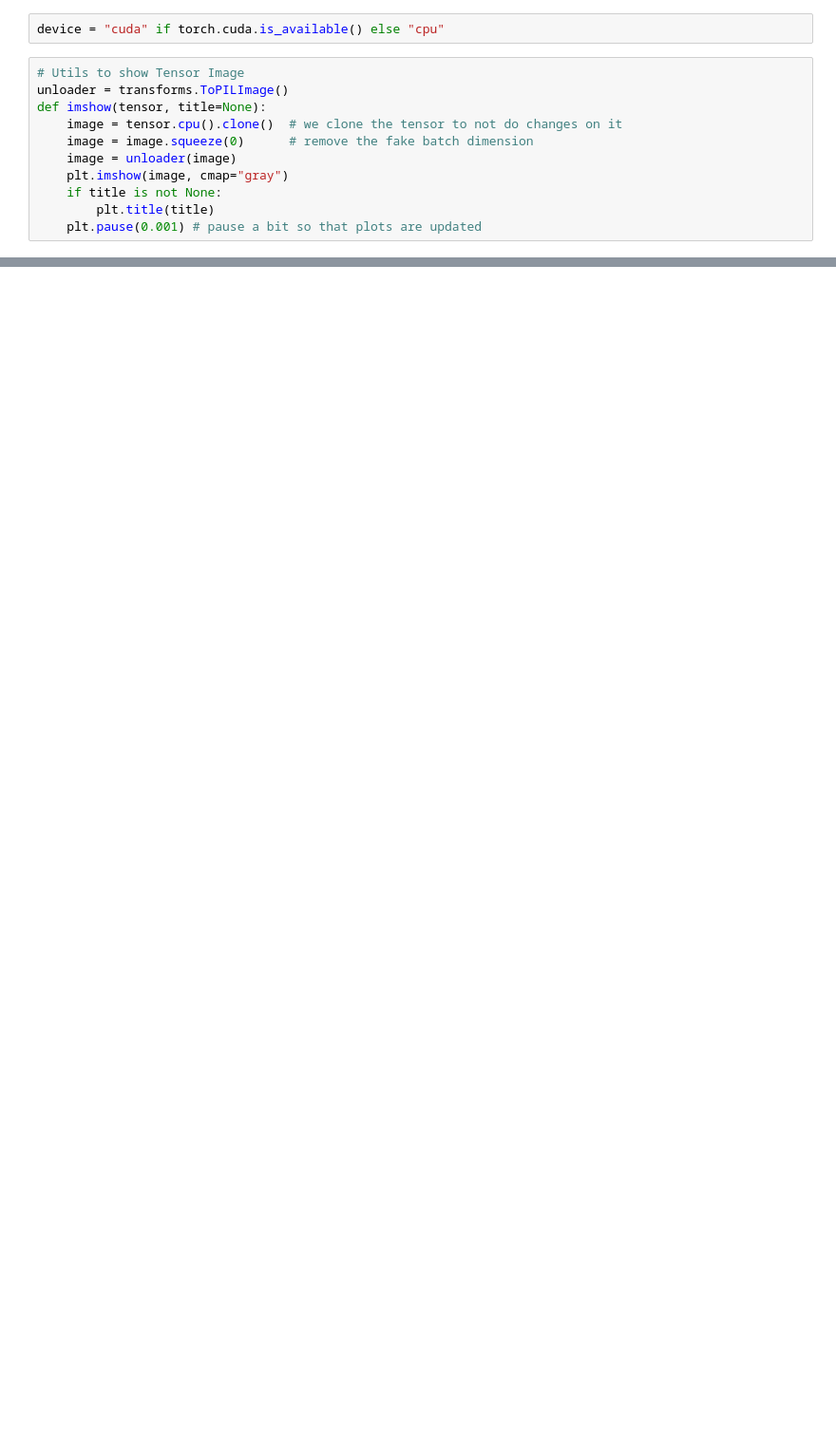
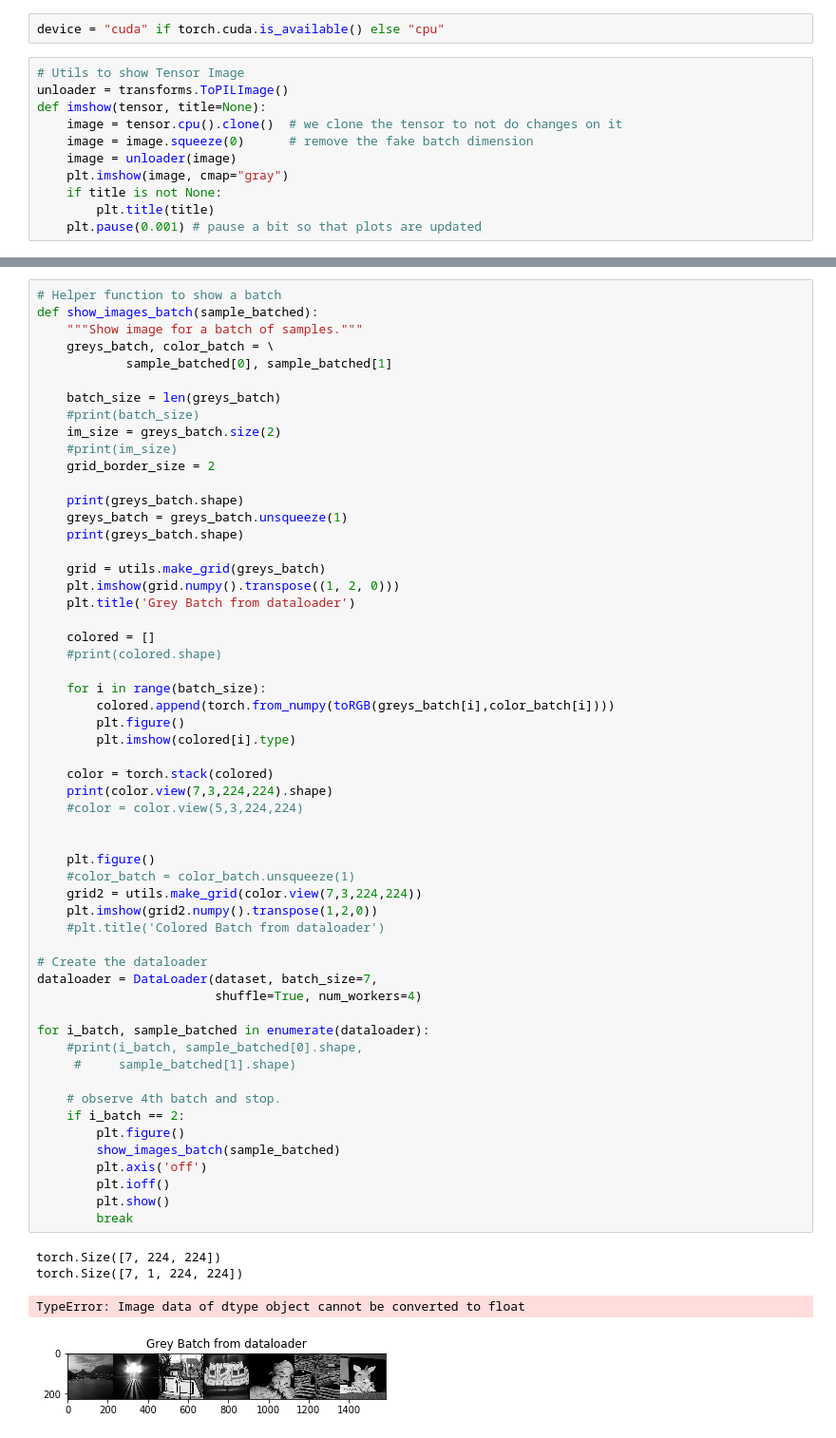
Before and after one commit to xkaraman/60daysofudacity, a Jupyter notebook: image-color/image-colorization.ipynb, the cells around one changed output, grey strips where cells are left out. Shown at 95% size. Saved outputs shown, nothing was run; the diff lists cells and outputs as text; blank space fills up the shorter version.

```diff
--- a/image-color/image-colorization.ipynb
+++ b/image-color/image-colorization.ipynb
@@ -110,0 +108,61 @@ for i, image in enumerate(dataloader):
+# %%
+# Helper function to show a batch
+def show_images_batch(sample_batched):
+    """Show image for a batch of samples."""
+    greys_batch, color_batch = \
+            sample_batched[0], sample_batched[1]
+
+    batch_size = len(greys_batch)
+    #print(batch_size)
+    im_size = greys_batch.size(2)
+    #print(im_size)
+    grid_border_size = 2
+
+    print(greys_batch.shape)
+    greys_batch = greys_batch.unsqueeze(1)
+    print(greys_batch.shape)
+
+    grid = utils.make_grid(greys_batch)
+    plt.imshow(grid.numpy().transpose((1, 2, 0)))
+    plt.title('Grey Batch from dataloader')
+
+    colored = []
+    #print(colored.shape)
+
+    for i in range(batch_size):
+        colored.append(torch.from_numpy(toRGB(greys_batch[i],color_batch[i])))
+        plt.figure()
+        plt.imshow(colored[i].type)
+
+    color = torch.stack(colored)
+    print(color.view(7,3,224,224).shape)
+    #color = color.view(5,3,224,224)
+
+
+    plt.figure()
+    #color_batch = color_batch.unsqueeze(1)
+    grid2 = utils.make_grid(color.view(7,3,224,224))
+    plt.imshow(grid2.numpy().transpose(1,2,0))
+    #plt.title('Colored Batch from dataloader')
+
+# Create the dataloader
+dataloader = DataLoader(dataset, batch_size=7,
+                        shuffle=True, num_workers=4)
+
+for i_batch, sample_batched in enumerate(dataloader):
+    #print(i_batch, sample_batched[0].shape,
+     #     sample_batched[1].shape)
+
+    # observe 4th batch and stop.
+    if i_batch == 2:
+        plt.figure()
+        show_images_batch(sample_batched)
+        plt.axis('off')
+        plt.ioff()
+        plt.show()
+        break
+# %% [output]
+torch.Size([7, 224, 224])
+torch.Size([7, 1, 224, 224])
+TypeError: Image data of dtype object cannot be converted to float
+[figure, added]
```
Also changed, not shown: parts of 5 cells of this notebook.
